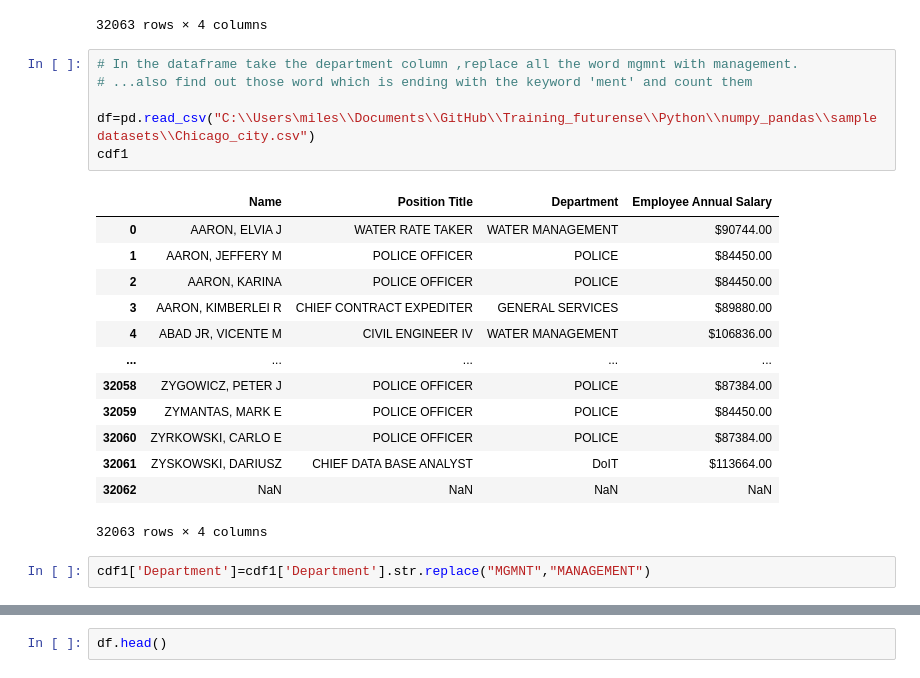
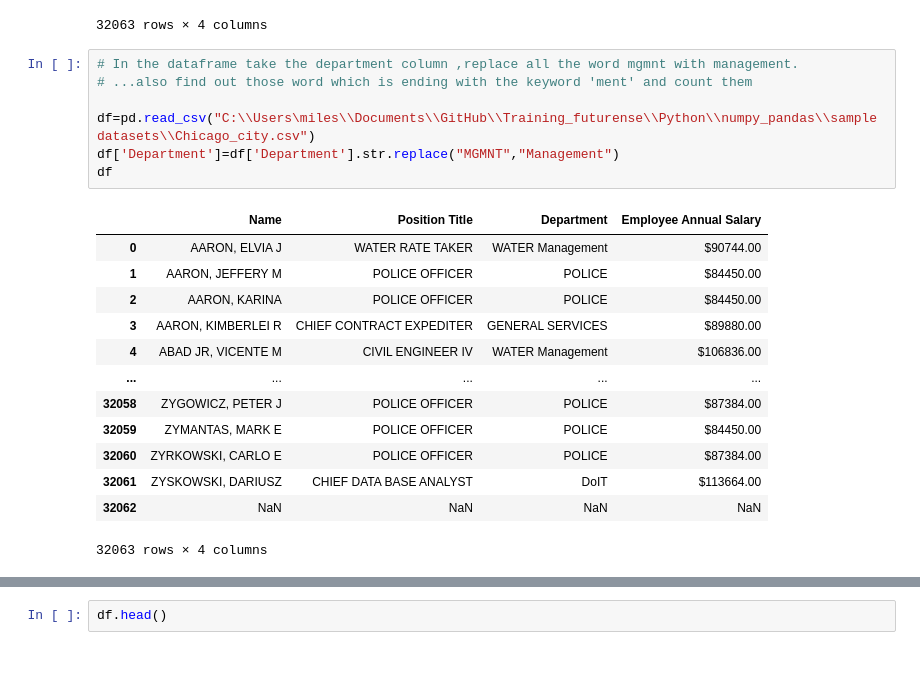
Before and after one commit to ramakrishnaprasadS/Training_futurense, a Jupyter notebook: Python/numpy_pandas/pandas/pandas_basics_dataframes1.ipynb, the cells around one changed output, grey strips where cells are left out. Drawn from its saved outputs; the diff is of its cells as text.

```diff
--- a/Python/numpy_pandas/pandas/pandas_basics_dataframes1.ipynb
+++ b/Python/numpy_pandas/pandas/pandas_basics_dataframes1.ipynb
@@ -2486,16 +2537,17 @@ cndf
 # %%
 # In the dataframe take the department column ,replace all the word mgmnt with management.
 # ...also find out those word which is ending with the keyword 'ment' and count them
 
 df=pd.read_csv("C:\\Users\miles\\Documents\\GitHub\\Training_futurense\\Python\\numpy_pandas\\sample datasets\\Chicago_city.csv")
-cdf1
+df['Department']=df['Department'].str.replace("MGMNT","Management")
+df
 # %% [output]
 |  | Name | Position Title | Department | Employee Annual Salary |
-| 0 | AARON, ELVIA J | WATER RATE TAKER | WATER MANAGEMENT | $90744.00 |
+| 0 | AARON, ELVIA J | WATER RATE TAKER | WATER Management | $90744.00 |
 | 1 | AARON, JEFFERY M | POLICE OFFICER | POLICE | $84450.00 |
 | 2 | AARON, KARINA | POLICE OFFICER | POLICE | $84450.00 |
 | 3 | AARON, KIMBERLEI R | CHIEF CONTRACT EXPEDITER | GENERAL SERVICES | $89880.00 |
-| 4 | ABAD JR, VICENTE M | CIVIL ENGINEER IV | WATER MANAGEMENT | $106836.00 |
+| 4 | ABAD JR, VICENTE M | CIVIL ENGINEER IV | WATER Management | $106836.00 |
 | ... | ... | ... | ... | ... |
 | 32058 | ZYGOWICZ, PETER J | POLICE OFFICER | POLICE | $87384.00 |
 | 32059 | ZYMANTAS, MARK E | POLICE OFFICER | POLICE | $84450.00 |
@@ -2503,5 +2555,3 @@ cdf1
 | 32061 | ZYSKOWSKI, DARIUSZ | CHIEF DATA BASE ANALYST | DoIT | $113664.00 |
 | 32062 | NaN | NaN | NaN | NaN |
 32063 rows × 4 columns
-# %%
-cdf1['Department']=cdf1['Department'].str.replace("MGMNT","MANAGEMENT")
```
Also changed, not shown: parts of 23 cells of this notebook, 13 other files.
